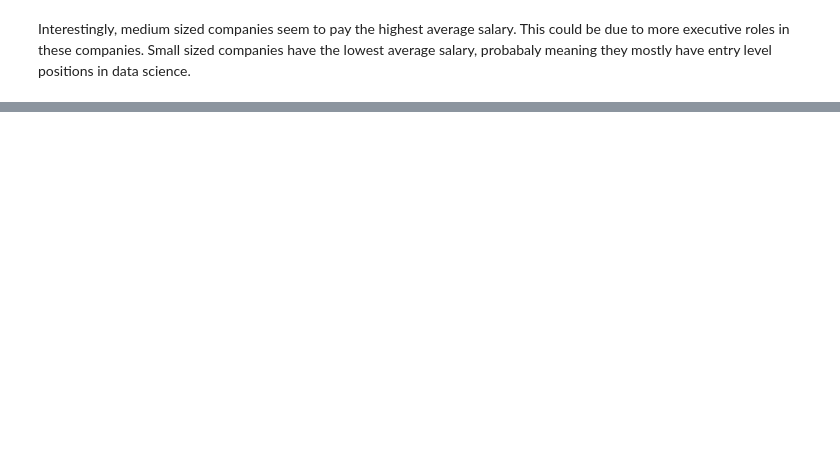
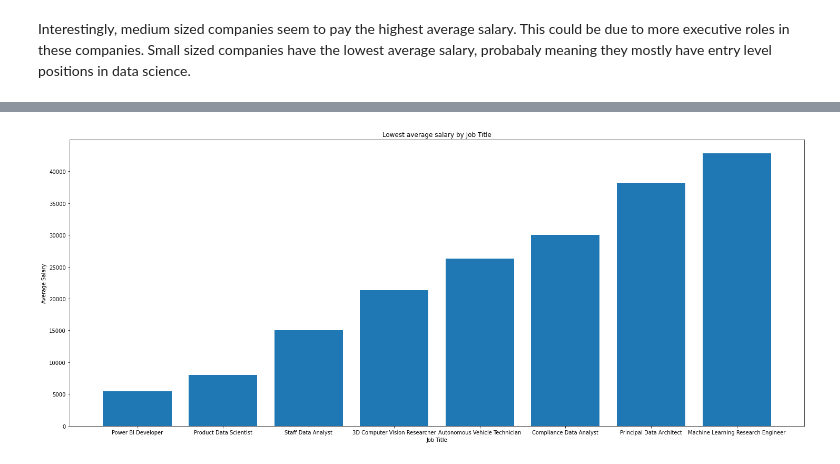
Before and after one commit to Armand34205/Springboard-Final-Capstone, a Jupyter notebook: Data Science Salaries - Final Capstone.ipynb, the cells around one changed output, grey strips where cells are left out. Drawn from its saved outputs; the diff is of its cells as text; code cells hidden in the pictures; blank space fills up the shorter version.

```diff
--- a/Data Science Salaries - Final Capstone.ipynb
+++ b/Data Science Salaries - Final Capstone.ipynb
@@ -311,0 +357,10 @@ Interestingly, medium sized companies seem to pay the highest average salary. Th
+# %%
+fig = plt.figure(figsize = (25,10))
+
+plt.bar(lowest_average_jobs['job_title'],lowest_average_jobs['salary_in_usd'])
+plt.xlabel('Job Title')
+plt.ylabel('Average Salary')
+plt.title('Lowest average salary by Job Title')
+plt.show()
+# %% [output]
+[figure, added]
```
Also changed, not shown: parts of 12 cells of this notebook.
